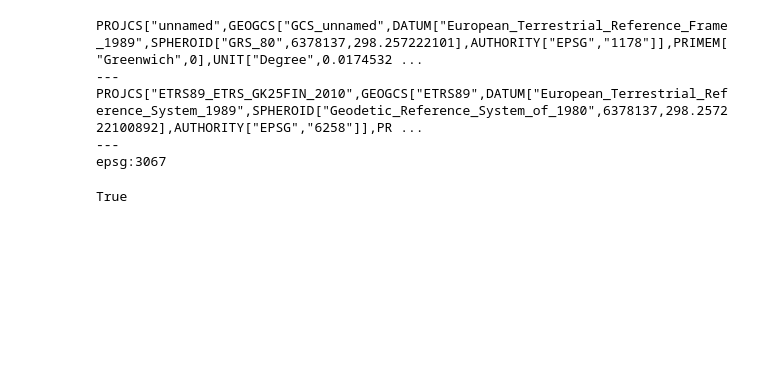
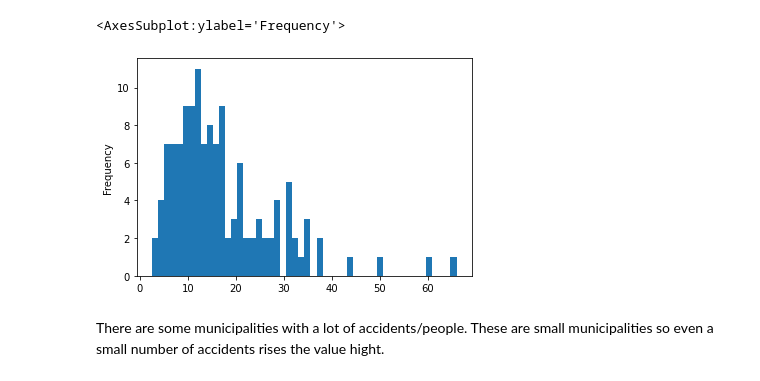
Before and after one commit to AutoGIS-2020/exercise-5-amiett, a Jupyter notebook: Problem1-Copy1.ipynb, the cells around one changed output. Saved outputs shown, nothing was run; the diff lists cells and outputs as text; code cells hidden in the pictures; blank space fills up the shorter version.

```diff
--- a/Problem1-Copy1.ipynb
+++ b/Problem1-Copy1.ipynb
@@ -79,0 +46,3 @@ Turn the data into a geodataframe
+# %%
+pop["acc_100000"] = pop["accidents"]/pop["vaesto"]*100000
+pop.head()
@@ -80,2 +56,13 @@ Turn the data into a geodataframe
+# %%
+# Select only the data that is needed
+pop = pop[["nimi", "geometry", "acc_100000"]]
+# %%
+# Check the histogram
+pop['acc_100000'].plot.hist(bins=50)
+# %% [output]
+<AxesSubplot:ylabel='Frequency'>
+[figure, added]
+# %% [markdown]
+There are some municipalities with a lot of accidents/people. These are small municipalities so  even a small number of accidents rises the value hight.
 # %%
 # Use function from geopandas for the task
@@ -87,12 +73,0 @@ cycling_geo.crs = CRS.from_epsg(3067)
-# %%
-print(roads.crs)
-print("---")
-print(sea.crs)
-print("---")
-print(cycling_geo.crs)
-# %% [output]
-PROJCS["unnamed",GEOGCS["GCS_unnamed",DATUM["European_Terrestrial_Reference_Frame_1989",SPHEROID["GRS_80",6378137,298.257222101],AUTHORITY["EPSG","1178"]],PRIMEM["Greenwich",0],UNIT["Degree",0.0174532 ...
----
-PROJCS["ETRS89_ETRS_GK25FIN_2010",GEOGCS["ETRS89",DATUM["European_Terrestrial_Reference_System_1989",SPHEROID["Geodetic_Reference_System_of_1980",6378137,298.257222100892],AUTHORITY["EPSG","6258"]],PR ...
----
-epsg:3067
@@ -105,5 +73,0 @@ cycling_geo = cycling_geo.to_crs(sea.crs)
-# %%
-# Check if all matches
-cycling_geo.crs == roads.crs == sea.crs
-# %% [output]
-True
```
Also changed, not shown: parts of 23 cells of this notebook, 6 other files.
